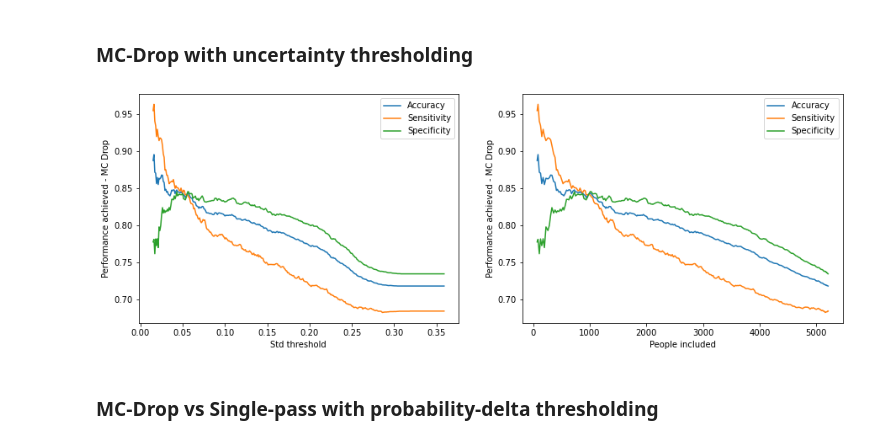
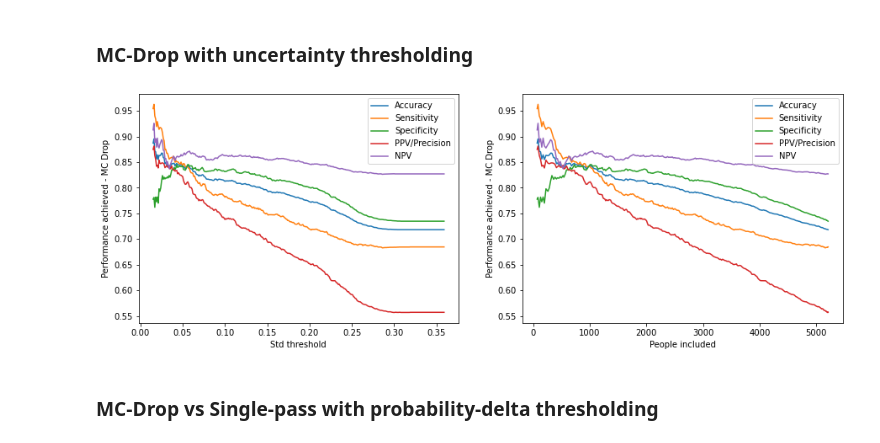
Before and after one commit to tighu20/adni_phenotypes, a Jupyter notebook: results/NACC_Results_ADvsALL.ipynb, the cells around one changed output. Saved outputs shown, nothing was run; the diff lists cells and outputs as text; code cells hidden in the pictures.

```diff
--- a/results/NACC_Results_ADvsALL.ipynb
+++ b/results/NACC_Results_ADvsALL.ipynb
@@ -137,30 +152,36 @@ accs = []
 sens = []
 spes = []
 people = []
+ppvs = [] # precision / positive predictive value
+npvs = [] # negative predictive value
 for std_val in np.arange(0.015, 0.36, 0.001):
 
     tmp_df = joined_df.loc[joined_df['std'] < std_val, :]
-    populate_arrs_for_df(tmp_df, accs, sens, spes, people)
+    populate_arrs_for_df(tmp_df, accs, sens, spes, people, ppvs, npvs)
 # %%
 fig, axs = plt.subplots(1, 2, figsize=(15,5))
 
 axs[0].plot(np.arange(0.015, 0.36, 0.001), accs, label='Accuracy')
 axs[0].plot(np.arange(0.015, 0.36, 0.001), sens, label='Sensitivity')
 axs[0].plot(np.arange(0.015, 0.36, 0.001), spes, label='Specificity')
+axs[0].plot(np.arange(0.015, 0.36, 0.001), ppvs, label='PPV/Precision')
+axs[0].plot(np.arange(0.015, 0.36, 0.001), npvs, label='NPV')
 axs[0].set_xlabel('Std threshold')
 axs[0].set_ylabel('Performance achieved - MC Drop')
 axs[0].legend()
 
 axs[1].plot(people, accs, label='Accuracy')
 axs[1].plot(people, sens, label='Sensitivity')
 axs[1].plot(people, spes, label='Specificity')
+axs[1].plot(people, ppvs, label='PPV/Precision')
+axs[1].plot(people, npvs, label='NPV')
 axs[1].set_xlabel('People included')
 axs[1].set_ylabel('Performance achieved - MC Drop')
 axs[1].legend()
 
 plt.show()
 # %% [output]
-[figure, old version]
+[figure, new version]
 # %% [markdown]
 ### MC-Drop vs Single-pass with probability-delta thresholding
 # %%
```
Also changed, not shown: parts of 10 cells of this notebook, 5 other files.
